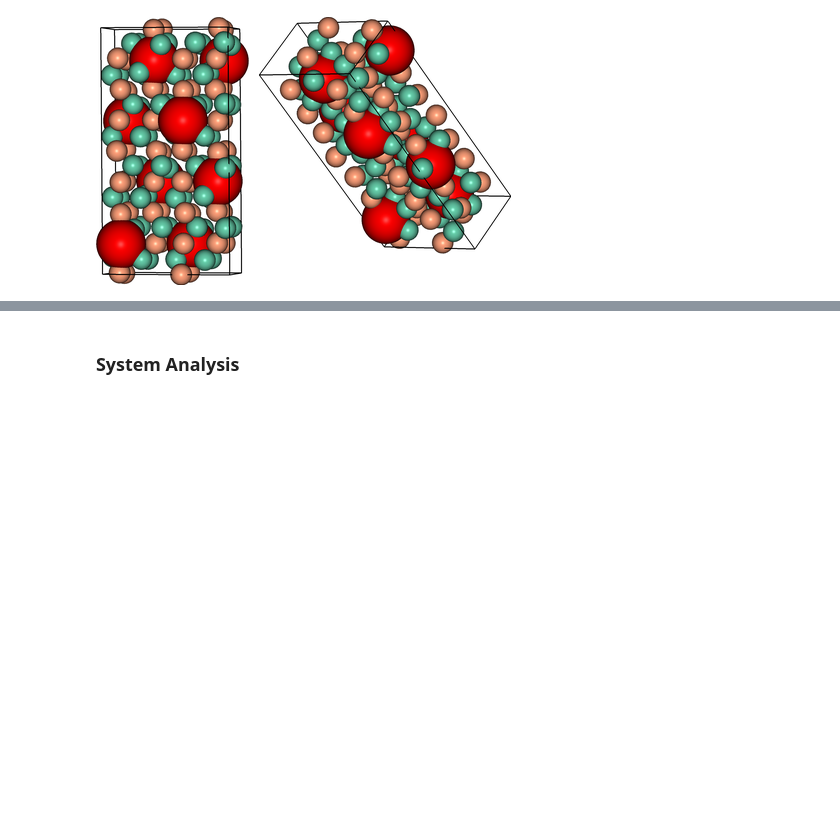
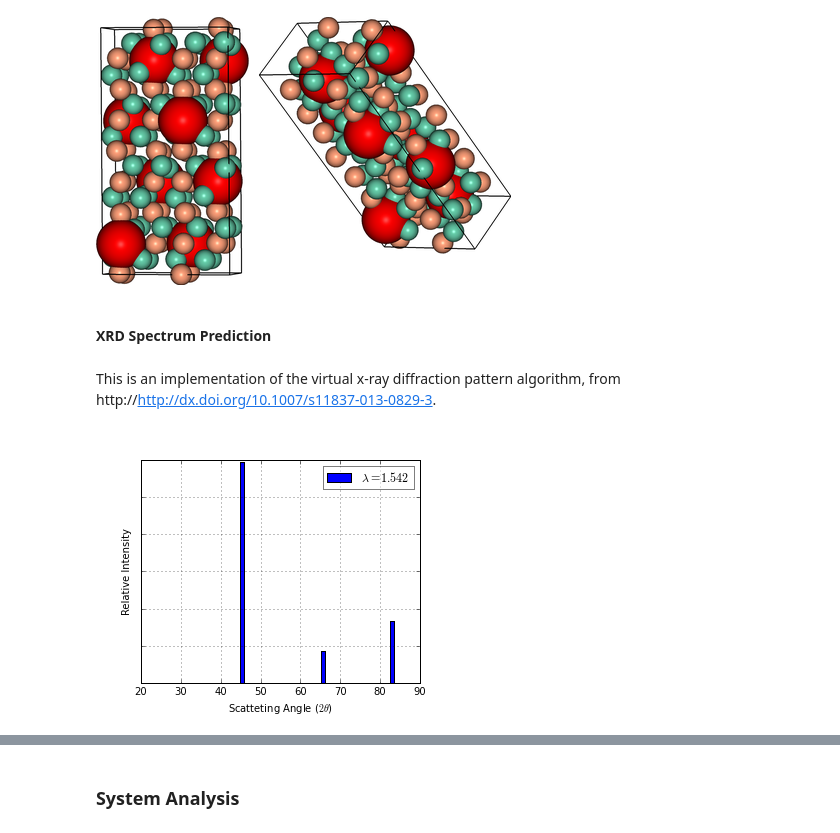
Before and after one commit to chrisjsewell/ipymd, a Jupyter notebook: example_analysis.ipynb, the cells around one changed output, grey strips where cells are left out. Cells and saved outputs as stored; diff of their text form; code cells hidden in the pictures; blank space fills up the shorter version.

Commit message:
major refactoring of analysis package and addition of xrd

```diff
--- a/example_analysis.ipynb
+++ b/example_analysis.ipynb
@@ -418,3 +415,23 @@ vis.visualise([vis.get_image(xrot=90,yrot=10),
                vis.get_image(xrot=45,yrot=45)],columns=2)
 # %% [output]
 [figure]
+# %% [markdown]
+#### XRD Spectrum Prediction
+# %% [markdown]
+This is an implementation of the virtual x-ray diffraction pattern algorithm, from http://http://dx.doi.org/10.1007/s11837-013-0829-3.
+# %%
+data = ipymd.data_input.crystal.Crystal(
+    [[0,0,0]], ['Fe'],
+    229, cellpar=[2.866, 2.866, 2.866, 90, 90, 90],
+    repetitions=[5,5,5])
+
+sim_abc, sim_origin = data.get_simulation_box()
+atoms_df = data.get_atom_data()
+
+wlambda = 1.542 # Angstrom (Cu K-alpha)
+thetas, Is = ipymd.atom_analysis.spectral.compute_xrd(atoms_df,sim_abc,wlambda)
+plot = ipymd.atom_analysis.spectral.plot_xrd_hist(thetas,Is,wlambda=wlambda,barwidth=1)
+plot.axes[0].set_xlim(20,90)
+plot.display_plot()
+# %% [output]
+[figure, added]
```
Also changed, not shown: parts of 17 cells of this notebook, 24 other files.
